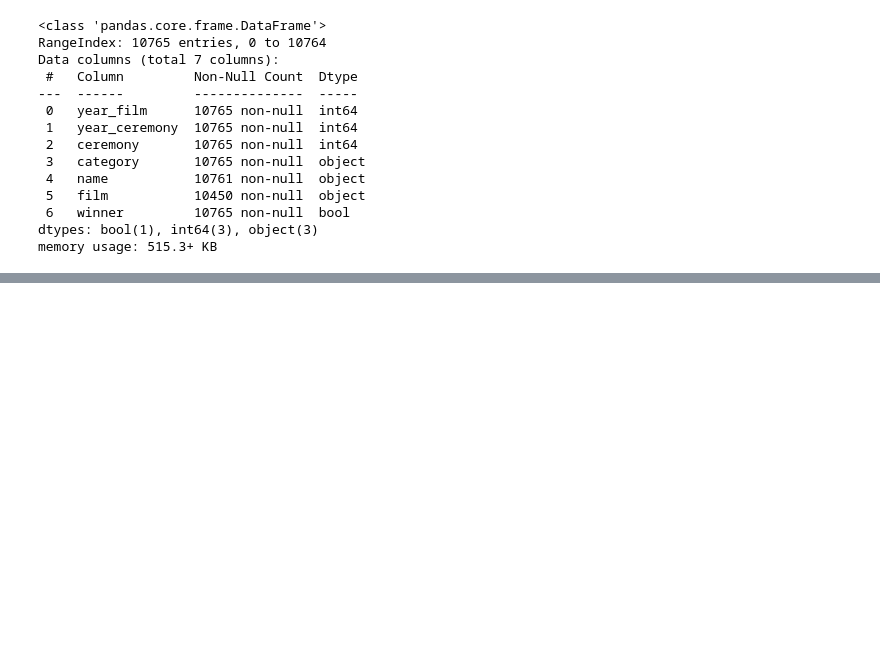
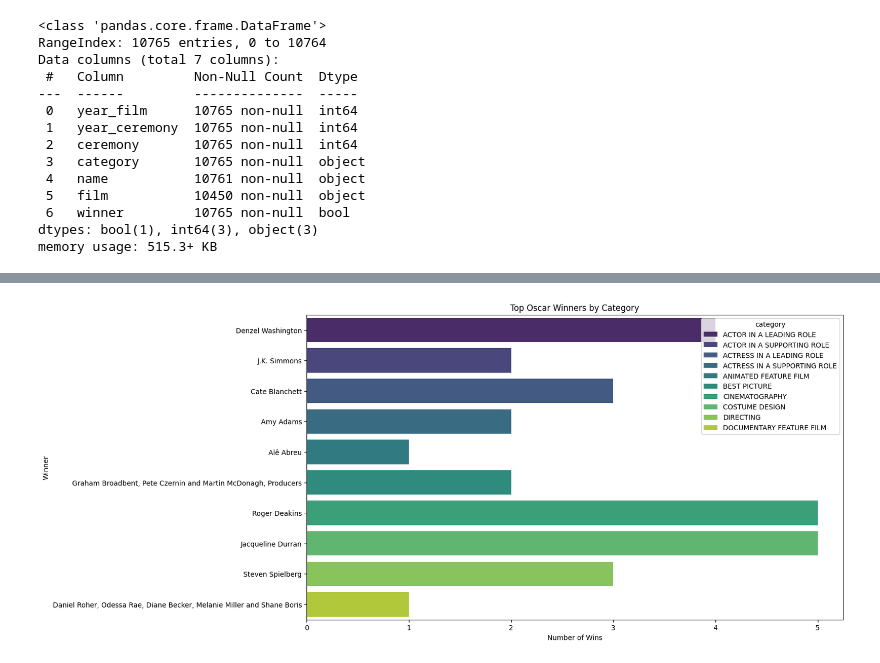
Before and after one commit to memu1227/Oscars, a Jupyter notebook: Oscar_Predictions.ipynb, the cells around one changed output, grey strips where cells are left out. Drawn from its saved outputs; the diff is of its cells as text; code cells hidden in the pictures; blank space fills up the shorter version.

```diff
--- a/Oscar_Predictions.ipynb
+++ b/Oscar_Predictions.ipynb
@@ -48,0 +39,9 @@ dtype: int64
+# %%
+#count null values
+print(oscar_dataset.isna().sum())
+#drop null values
+oscars_clean = oscar_dataset.dropna(subset = "film")
+print(oscars_clean.isna().sum())
+
+#print unique values in category
+print(oscars_clean["category"].unique())
@@ -48,0 +66,17 @@ dtype: int64
+# %%
+
+#only include the categories from the website
+filtered_categories = ['ACTOR IN A LEADING ROLE','ACTRESS IN A LEADING ROLE','ACTOR IN A SUPPORTING ROLE','ACTRESS IN A SUPPORTING ROLE', 'ANIMATED FEATURE FILM',
+            'CINEMATOGRAPHY','COSTUME DESIGN','DIRECTING','DOCUMENTARY FEATURE FILM','FILM EDITING','INTERNATIONAL FEATURE FILM','MAKEUP AND HAIRSTYLING',
+            'MUSIC (ORIGINAL SCORE)','MUSIC (ORIGINAL SONG)','BEST PICTURE','PRODUCTION DESIGN','ANIMATED SHORT FILM','LIVE ACTION SHORT FILM',
+            'SOUND','VISUAL EFFECTS','WRITING (ADAPTED SCREENPLAY)','WRITING (ORIGINAL SCREENPLAY)']
+#filtered years to be more recent (past 10 yrs)
+filtered_years = [2012,2013,2014,2015,2016,2017,2018,2019,2020,2021,2022,2023]
+
+
+# Create a new DataFrame with only filtered categories
+filtered_data = oscars_clean[oscars_clean['category'].isin(filtered_categories)]
+filtered_data = filtered_data[filtered_data['year_film'].isin(filtered_years)]
+
+#checking
+print(filtered_data.head())
@@ -48,0 +97,16 @@ dtype: int64
+# %%
+
+# Find the most frequent winners for each category
+top_winners_by_category = filtered_data.groupby(['category', 'name']).size().reset_index(name='count')
+top_winners_by_category = top_winners_by_category.sort_values(by=['category', 'count'], ascending=[True, False])
+top_winners_by_category = top_winners_by_category.drop_duplicates(subset='category', keep='first')
+
+# Plot the top winners by category
+plt.figure(figsize=(14, 8))
+sns.barplot(x='count', y='name', hue='category', data=top_winners_by_category.head(10), palette='viridis')
+plt.title('Top Oscar Winners by Category')
+plt.xlabel('Number of Wins')
+plt.ylabel('Winner')
+plt.show()
+# %% [output]
+[figure, added]
```
Also changed, not shown: parts of 8 cells of this notebook, 2 other files.
